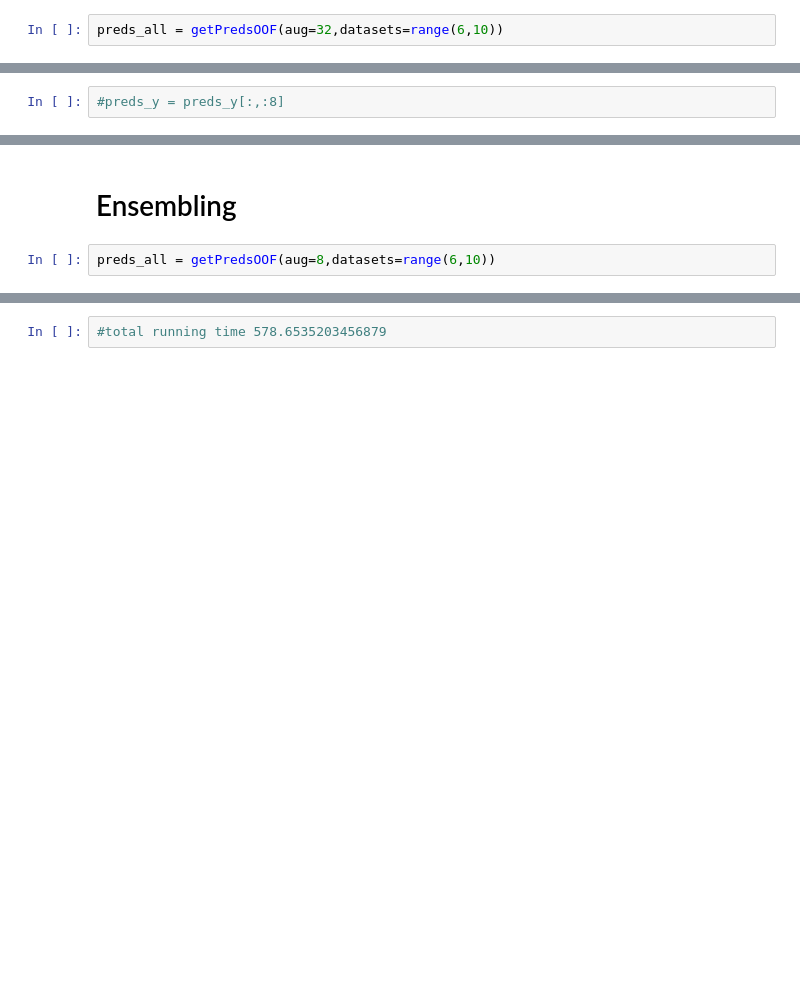
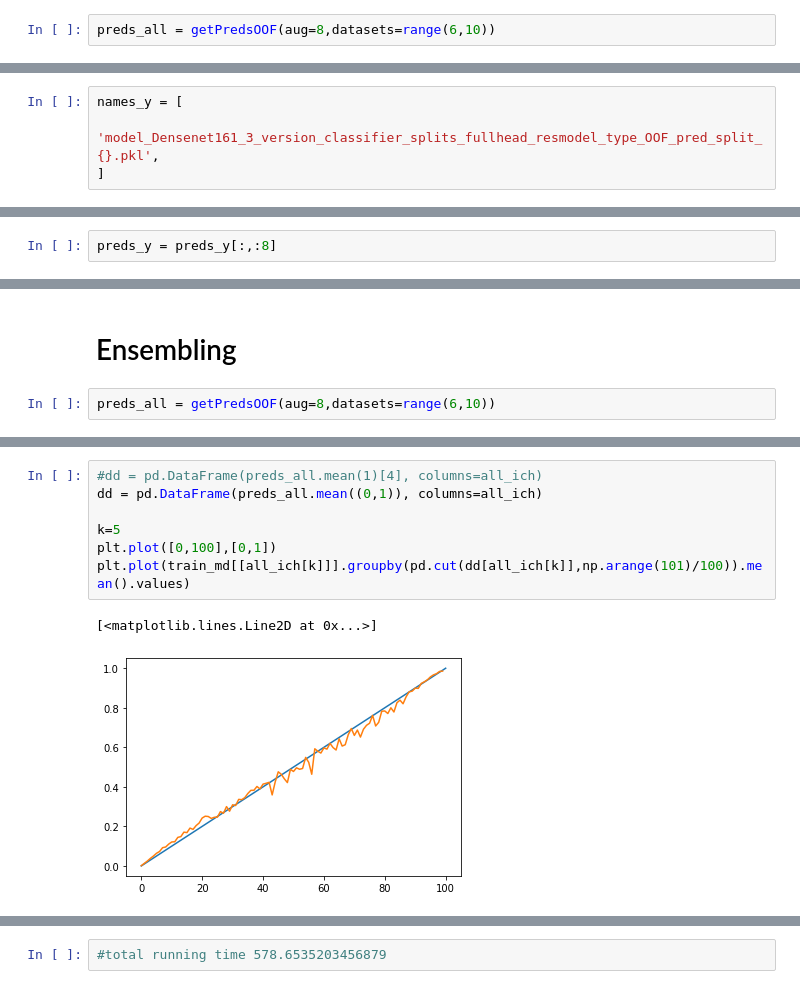
Before and after one commit to nosound2/RSNA-Hemorrhage, a Jupyter notebook: notebooks/Ensembling.ipynb, the cells around one changed output, grey strips where cells are left out. Saved outputs shown, nothing was run; the diff lists cells and outputs as text; blank space fills up the shorter version.

```diff
--- a/notebooks/Ensembling.ipynb
+++ b/notebooks/Ensembling.ipynb
@@ -104,13 +104,17 @@ q25     [0.06159 0.0603  0.06181 0.06045] [0.03876 0.03796 0.03896 0.03795]
 q75     [0.06104 0.05986 0.0618  0.06027] [0.03837 0.0377  0.03894 0.03785]
 psig    [0.06093 0.05971 0.06093 0.05987] [0.03833 0.03757 0.03842 0.0376 ]
 # %%
-preds_all = getPredsOOF(aug=32,datasets=range(6,10))
+preds_all = getPredsOOF(aug=8,datasets=range(6,10))
 # %%
 names_y = [
            'model_Densenet201_3_version_classifier_splits_fullhead_resmodel_type_OOF_pred_split_{}.pkl',
            'model_Densenet161_3_version_classifier_splits_fullhead_resmodel_type_OOF_pred_split_{}.pkl',
            'model_Densenet169_3_version_classifier_splits_fullhead_resmodel_type_OOF_pred_split_{}.pkl',
            'model_se_resnext101_32x4d_version_classifier_splits_fullhead_resmodel_type_OOF_pred_split_{}.pkl']
+# %%
+names_y = [
+           'model_Densenet161_3_version_classifier_splits_fullhead_resmodel_type_OOF_pred_split_{}.pkl',
+]
 # %%
 preds_y = getYuvalOOF(train_md=train_md, names=names_y)
 # %% [output]
@@ -127,5 +131,5 @@ array([0.14290754, 0.00339524, 0.0487164 , 0.03418155, 0.04797976,
 # %%
-#preds_y = preds_y[:,:8]
+preds_y = preds_y[:,:8]
 # %%
 preds_all = np.concatenate([preds_all, preds_y], axis=0)
 # %%
@@ -690,0 +652,10 @@ preds_all.shape
+# %%
+#dd = pd.DataFrame(preds_all.mean(1)[4], columns=all_ich)
+dd = pd.DataFrame(preds_all.mean((0,1)), columns=all_ich)
+
+k=5
+plt.plot([0,100],[0,1])
+plt.plot(train_md[[all_ich[k]]].groupby(pd.cut(dd[all_ich[k]],np.arange(101)/100)).mean().values)
+# %% [output]
+[<matplotlib.lines.Line2D at 0x...>]
+[figure, added]
```
Also changed, not shown: parts of 48 cells of this notebook, 2 other files.
